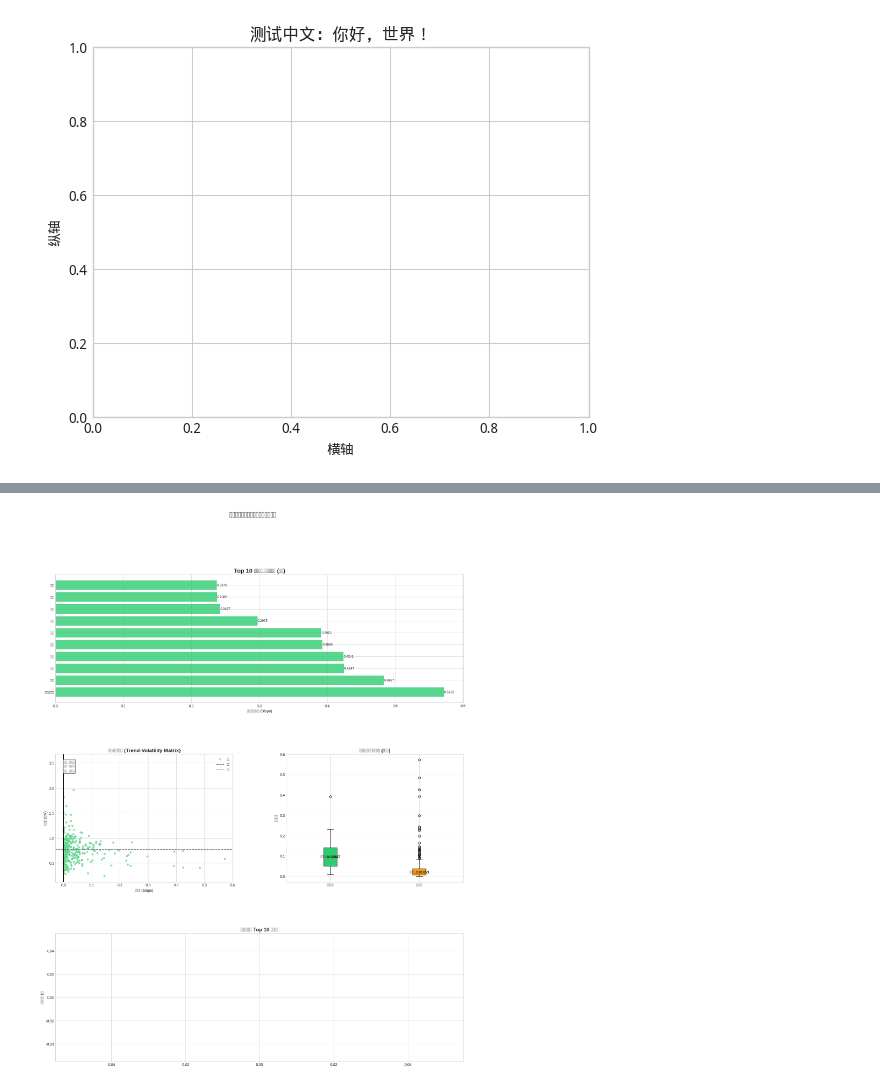
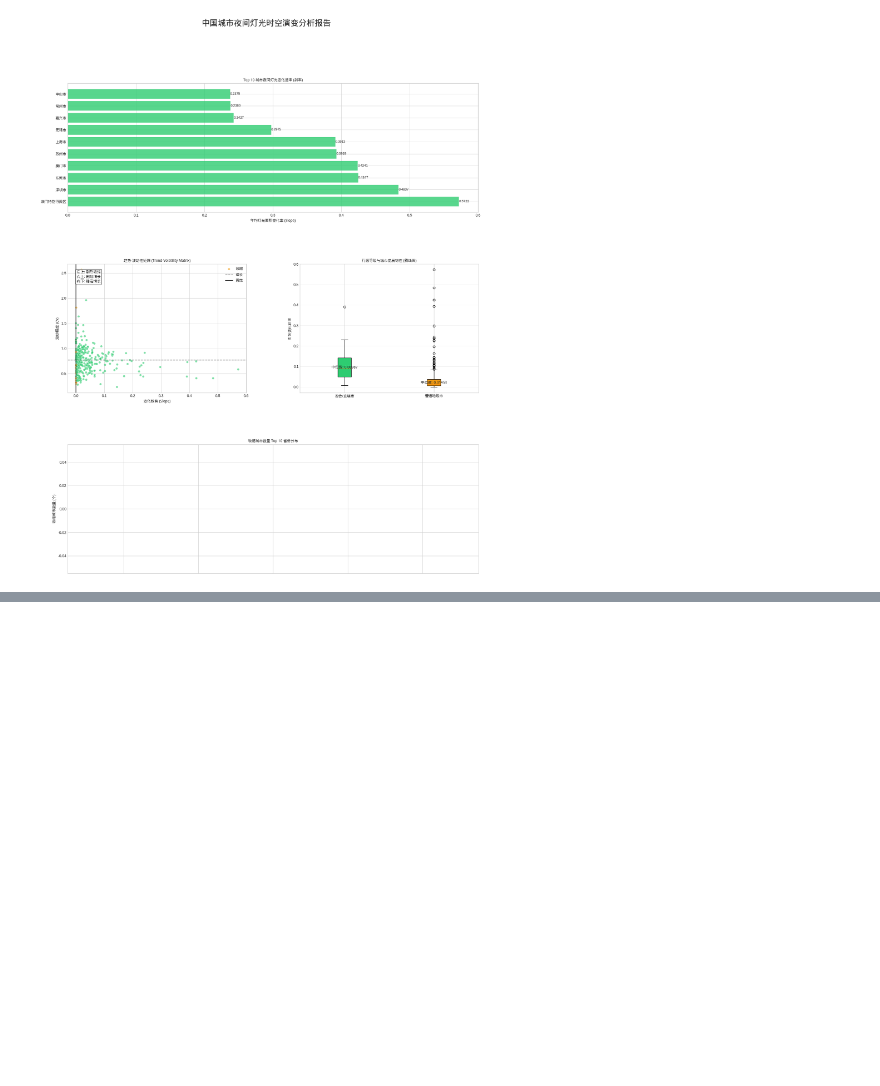
Before and after one commit to square-up/xy-Python-Final, a Jupyter notebook: Python Final.ipynb, the cells around one changed output, grey strips where cells are left out. Saved outputs shown, nothing was run; the diff lists cells and outputs as text; code cells hidden in the pictures; blank space fills up the shorter version.

```diff
--- a/Python Final.ipynb
+++ b/Python Final.ipynb
@@ -14,7 +14,7 @@ from typing import List, Dict, Tuple, Optional
 warnings.filterwarnings('ignore')
 
 # ================= 自动安装中文字体并强制刷新缓存 =================
-# 1. 安装文泉驿微米黑（Colab 官方源）
+# 1. 安装文泉驿微米黑 + Noto Sans CJK（后备）
 !apt-get install -y fonts-wqy-microhei fonts-noto-cjk > /dev/null 2>&1
 
 # 2. 清除 Matplotlib 字体缓存（防止旧缓存干扰）
@@ -23,31 +23,23 @@ warnings.filterwarnings('ignore')
 # 3. 刷新系统字体缓存
 !fc-cache -fv > /dev/null 2>&1
 
-# 4. 显式添加字体文件到 Matplotlib 字体管理器
+# 4. 重新加载 Matplotlib 字体管理器（自动重建）
+import matplotlib.font_manager as fm
 import matplotlib as mpl
-import matplotlib.font_manager as fm
-font_path = '/usr/share/fonts/truetype/wqy/wqy-microhei.ttc'
-fm.fontManager.addfont(font_path)
-prop = fm.FontProperties(fname=font_path)
-font_name = prop.get_name()
-print(f"✅ 添加字体: {font_name}")
+# 强制重新扫描（新版本无需 _rebuild，清除缓存后重启 kernel 会自动重建，这里我们手动重新加载）
+# 通过重新导入 font_manager 来刷新
+# 或者直接创建 FontProperties 对象
 
-# 5. 设置字体（同时指定多个候选名称，确保兼容）
-plt.rcParams['font.sans-serif'] = [font_name, 'Noto Sans CJK SC', 'SimHei', 'DejaVu Sans']
+# 5. 创建 FontProperties 对象（直接指定路径，最可靠）
+zh_font_path = '/usr/share/fonts/truetype/wqy/wqy-microhei.ttc'
+zh_font = fm.FontProperties(fname=zh_font_path)
+
+# 6. 设置全局 rcParams（作为后备）
+plt.rcParams['font.sans-serif'] = ['WenQuanYi Micro Hei', 'Noto Sans CJK SC', 'SimHei']
 plt.rcParams['font.family'] = 'sans-serif'
 plt.rcParams['axes.unicode_minus'] = False
 
-# 6. 验证安装的字体名称（可选）
-print("✅ 已安装的中文字体列表：")
-!fc-list :lang=zh | head -5
-
-# 7. 测试渲染（可选）
-plt.figure()
-plt.title('测试中文：你好，世界！')
-plt.xlabel('横轴')
-plt.ylabel('纵轴')
-plt.show()
-print("✅ 如果上方标题显示中文，则配置成功！否则请检查报错。")
+print(f"✅ 中文字体已加载: {zh_font.get_name()} (路径: {zh_font_path})")
 # ==================================================================
 
 plt.style.use('seaborn-v0_8-whitegrid')  # 使用更现代的绘图风格
@@ -241,12 +233,12 @@ class Visualizer:
 
         bars = ax1.barh(range(len(labels)), values, color=colors, alpha=0.8)
         ax1.set_yticks(range(len(labels)))
-        ax1.set_yticklabels(labels, fontsize=10)
-        ax1.set_title('Top 10 城市夜间灯光变化速率 (斜率)', fontsize=16, fontweight='bold')
+        ax1.set_yticklabels(labels, fontsize=10, fontproperties=zh_font)  # 显式指定字体
+        ax1.set_title('Top 10 城市夜间灯光变化速率 (斜率)', fontsize=16, fontweight='bold', fontproperties=zh_font)
         ax1.axvline(x=0, color='black', linewidth=0.8)
-        ax1.set_xlabel('年均灯光面积变化率 (Slope)')
+        ax1.set_xlabel('年均灯光面积变化率 (Slope)', fontproperties=zh_font)
 
-        # 添加数值标签
+        # 添加数值标签（数值标签无需中文，但保留字体一致性）
         for i, v in enumerate(values):
             ax1.text(v + (0.0001 if v>0 else -0.0001), i, f'{v:.4f}', va='center', ha='left' if v>0 else 'right', fontsize=9)
 
@@ -259,14 +251,15 @@ class Visualizer:
         cs = [COLORS.get(c.trend_type.lower(), 'gray') for c in all_cities]
 
         ax2.scatter(xs, ys, c=cs, alpha=0.6, edgecolors='w', linewidth=0.5)
-        ax2.set_title('趋势-波动性矩阵 (Trend-Volatility Matrix)', fontsize=14, fontweight='bold')
-        ax2.set_xlabel('变化趋势 (Slope)')
-        ax2.set_ylabel('波动程度 (CV)')
+        ax2.set_title('趋势-波动性矩阵 (Trend-Volatility Matrix)', fontsize=14, fontweight='bold', fontproperties=zh_font)
+        ax2.set_xlabel('变化趋势 (Slope)', fontproperties=zh_font)
+        ax2.set_ylabel('波动程度 (CV)', fontproperties=zh_font)
         ax2.axhline(y=np.mean(ys), color='gray', linestyle='--', label='平均波动')
         ax2.axvline(x=0, color='black', linestyle='-')
-        ax2.legend(['收缩', '增长', '震荡', '均值线'])
+        ax2.legend(['收缩', '增长', '震荡', '均值线'], prop=zh_font)  # 图例指定字体
         ax2.text(0.05, 0.95, '左上: 剧烈收缩\n右上: 剧烈增长\n右下: 稳定增长', transform=ax2.transAxes,
-                 verticalalignment='top', bbox=dict(boxstyle='round', facecolor='white', alpha=0.8))
+                 verticalalignment='top', bbox=dict(boxstyle='round', facecolor='white', alpha=0.8),
+                 fontproperties=zh_font)  # 文本框指定字体
 
         # --- 图3：行政等级联动分析 (箱线图) ---
         ax3 = fig.add_subplot(gs[1, 1])
@@ -282,15 +275,18 @@ class Visualizer:
         bp['boxes'][0].set_facecolor(COLORS['growing']) # 省会用绿色系
         bp['boxes'][1].set_facecolor(COLORS['volatile']) # 地市用黄色系
 
-        ax3.set_title('行政等级与城市发展韧性 (箱线图)', fontsize=14, fontweight='bold')
-        ax3.set_ylabel('灯光变化斜率')
+        ax3.set_title('行政等级与城市发展韧性 (箱线图)', fontsize=14, fontweight='bold', fontproperties=zh_font)
+        ax3.set_ylabel('灯光变化斜率', fontproperties=zh_font)
         ax3.grid(axis='y', alpha=0.3)
+
+        # 更新箱线图标签（因为 boxplot 的 labels 参数可能不继承字体，需要手动设置）
+        ax3.set_xticklabels(['省会/直辖市', '普通地级市'], fontproperties=zh_font)
 
         # 计算并标注中位数差异
         med_cap = np.median(data_to_plot[0])
         med_oth = np.median(data_to_plot[1])
-        ax3.text(1, med_cap + 0.0001, f'中位数: {med_cap:.5f}', ha='center', fontweight='bold')
-        ax3.text(2, med_oth - 0.0002, f'中位数: {med_oth:.5f}', ha='center', fontweight='bold')
+        ax3.text(1, med_cap + 0.0001, f'中位数: {med_cap:.5f}', ha='center', fontweight='bold', fontproperties=zh_font)
+        ax3.text(2, med_oth - 0.0002, f'中位数: {med_oth:.5f}', ha='center', fontweight='bold', fontproperties=zh_font)
 
         # --- 图4：收缩城市的省份分布 (柱状图) ---
         ax4 = fig.add_subplot(gs[2, :])
@@ -305,12 +301,15 @@ class Visualizer:
         prov_counts = [x[1] for x in sorted_provs]
 
         ax4.bar(prov_names, prov_counts, color=COLORS['shrinking'], alpha=0.7)
-        ax4.set_title('收缩城市数量 Top 10 省份分布', fontsize=14, fontweight='bold')
-        ax4.set_ylabel('收缩城市数量 (个)')
+        ax4.set_title('收缩城市数量 Top 10 省份分布', fontsize=14, fontweight='bold', fontproperties=zh_font)
+        ax4.set_ylabel('收缩城市数量 (个)', fontproperties=zh_font)
         for i, v in enumerate(prov_counts):
             ax4.text(i, v + 0.1, str(v), ha='center', fontweight='bold')
 
-        plt.suptitle('中国城市夜间灯光时空演变分析报告', fontsize=22, y=0.98, fontweight='bold')
+        # 设置 x 轴标签使用中文字体
+        ax4.set_xticklabels(prov_names, fontproperties=zh_font)
+
+        plt.suptitle('中国城市夜间灯光时空演变分析报告', fontsize=22, y=0.98, fontweight='bold', fontproperties=zh_font)
         plt.show()
 
 # ================= 主程序执行入口 =================
@@ -346 +348 @@ if __name__ == "__main__":
-[figure, old version]
+[figure, new version]
@@ -357 +348,0 @@ if __name__ == "__main__":
-[figure, removed]
```
Also changed, not shown: parts of 1 cell of this notebook.
